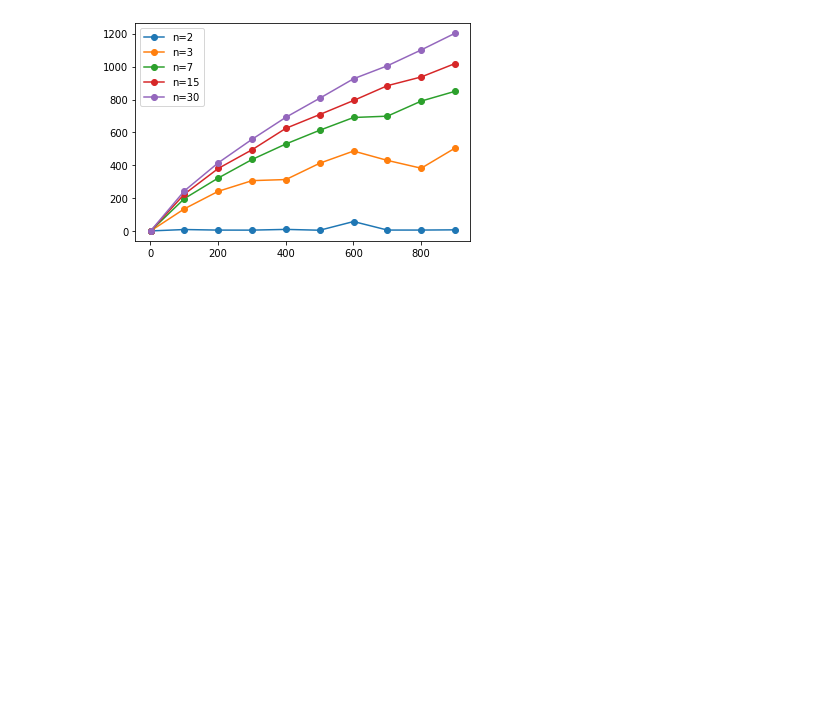
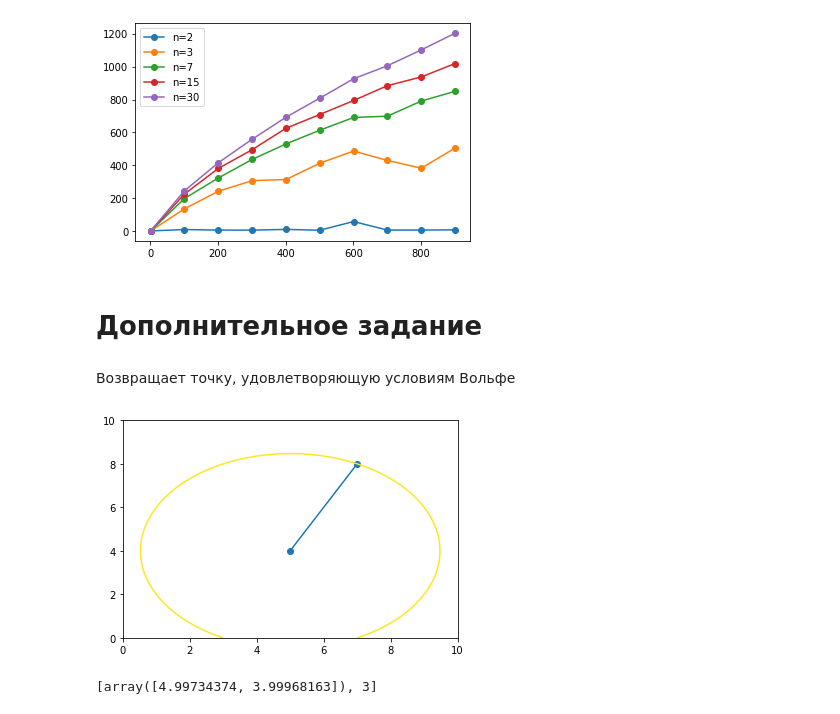
Before and after one commit to mavlyut/optimization-methods, a Jupyter notebook: lab1/main.ipynb, the cells around one changed output. Cells and saved outputs as stored; diff of their text form; code cells hidden in the pictures; blank space fills up the shorter version.

Commit message:
lab1: +wolfe

```diff
--- a/lab1/main.ipynb
+++ b/lab1/main.ipynb
@@ -194,3 +194,49 @@ plt.show()
 30 801 1100.8
 30 901 1202.0
 [figure]
+# %% [markdown]
+# Дополнительное задание
+# %% [markdown]
+Возвращает точку, удовлетворяющую условиям Вольфе
+# %%
+
+def wolfe_condition(f, pos, direction, interval_length):
+    direction *= interval_length
+    grad = lambda p: gradient_simple(f, p)
+    wolfe = so.line_search(f, grad, pos, direction)
+    if wolfe[0] is not None:
+        return pos + wolfe[0] * direction
+    alpha = 1.0
+    c1 = 0.00001
+    while f(pos + alpha * direction) > f(pos) + c1 * alpha * np.matmul(grad(pos), direction):
+        alpha /= 2
+    return pos + alpha * direction
+
+
+def wolfe_linear_search(f, pos, p):
+    r = lr
+    mn = f(pos)
+    while True:
+        tmp = f(pos + p * r)
+        if tmp >= mn:
+            break
+        mn = tmp
+        r *= 2
+    return wolfe_condition(f, pos, p, r)
+
+
+def wolfe_gradient_descent_simple(f, pos):
+    return gradient_descent_base(
+        f, pos,
+        lambda g, x : wolfe_linear_search(g, x, -gradient_simple(g, x)))
+
+
+def wolfe_gradient_descent_advanced(f, pos):
+    return gradient_descent_base(
+        f, pos,
+        lambda g, x : wolfe_linear_search(g, x, -gradient_advanced(g, x)))
+
+print(wolfe_gradient_descent_simple(f3, np.array([7, 8], float)))
+# %% [output]
+[figure, added]
+[array([4.99734374, 3.99968163]), 3]
```
